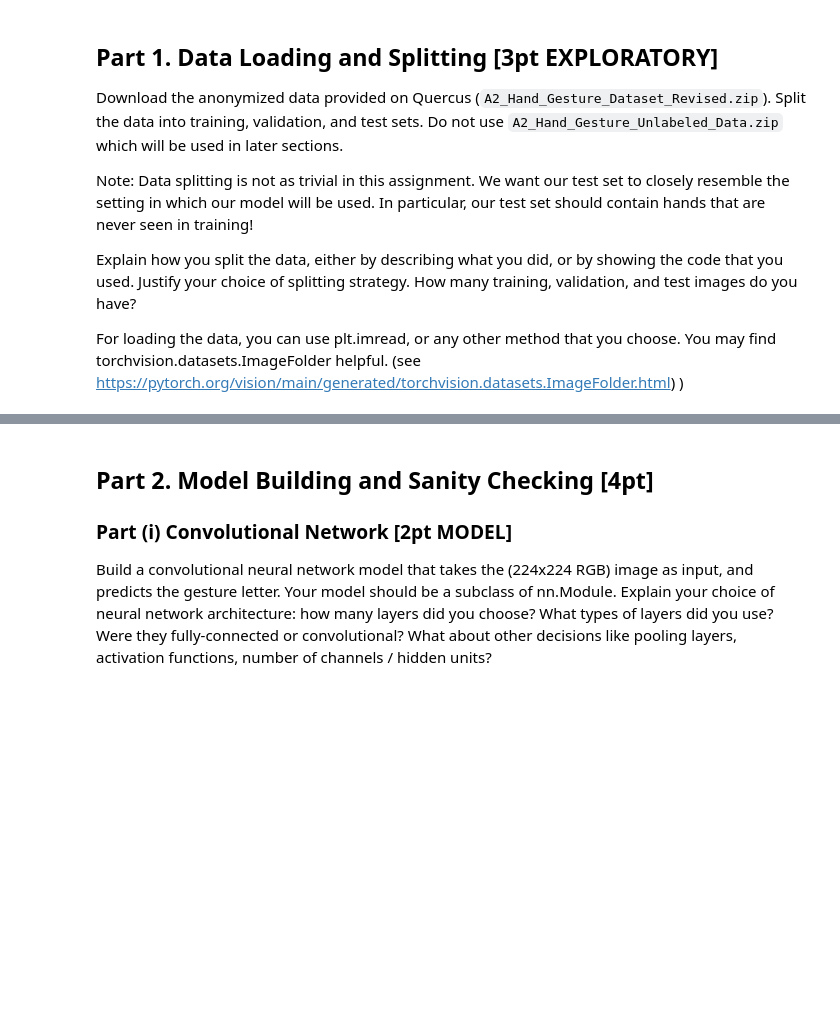
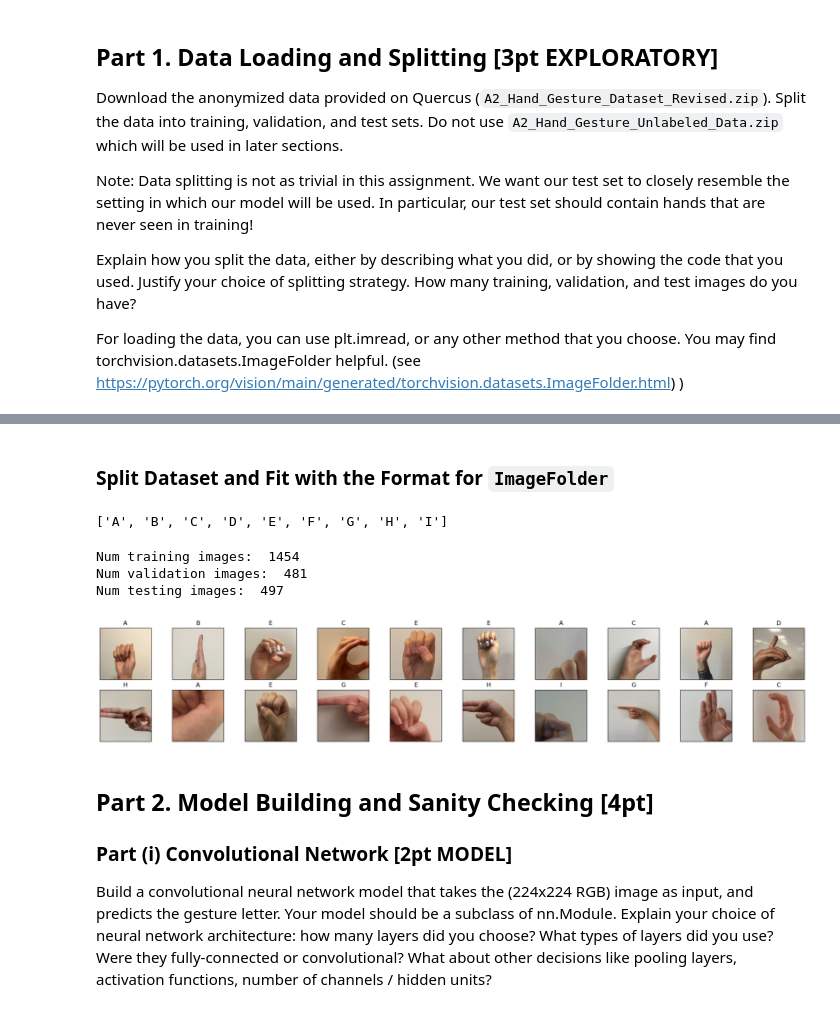
Before and after one commit to iolj-uoft/MIE1517-Intro-to-Deep-Learning, a Jupyter notebook: 2_Assignments/A2 - CNN/A2.ipynb, the cells around one changed output, grey strips where cells are left out. Saved outputs shown, nothing was run; the diff lists cells and outputs as text; code cells hidden in the pictures; blank space fills up the shorter version.

Commit message:
complete data splitting

```diff
--- a/2_Assignments/A2 - CNN/A2.ipynb
+++ b/2_Assignments/A2 - CNN/A2.ipynb
@@ -165,0 +172,2 @@ PROVIDE YOUR ANSWER BELOW
+# %% [markdown]
+### Split Dataset and Fit with the Format for `ImageFolder`
@@ -165,0 +219,58 @@ PROVIDE YOUR ANSWER BELOW
+# %%
+# define training and test data directories
+data_dir = 'Processed_Lab_3b_Gesture_Dataset Revised'
+train_dir = os.path.join(data_dir, 'train/')
+val_dir = os.path.join(data_dir, 'valid/')
+test_dir = os.path.join(data_dir, 'test/')
+
+# classes are folders in each directory with these names
+classes = ['A', 'B', 'C', 'D', 'E', 'F', 'G', 'H', 'I']
+print(classes)
+# %% [output]
+['A', 'B', 'C', 'D', 'E', 'F', 'G', 'H', 'I']
+# %%
+
+# load and transform data using ImageFolder
+
+# resize all images to 224 x 224
+data_transform = transforms.Compose([transforms.RandomResizedCrop(224),
+                                      transforms.ToTensor()])
+
+train_data = datasets.ImageFolder(train_dir, transform=data_transform)
+val_data = datasets.ImageFolder(val_dir, transform=data_transform)
+test_data = datasets.ImageFolder(test_dir, transform=data_transform)
+
+# print out some data stats
+print('Num training images: ', len(train_data))
+print('Num validation images: ', len(val_data))
+print('Num testing images: ', len(test_data))
+# %% [output]
+Num training images:  1454
+Num validation images:  481
+Num testing images:  497
+# %%
+# define dataloader parameters
+batch_size  = 20
+num_workers = 4
+
+# prepare data loaders
+train_loader = torch.utils.data.DataLoader(train_data, batch_size=batch_size,
+                                           num_workers=num_workers, shuffle=True)
+val_loader = torch.utils.data.DataLoader(val_data, batch_size=batch_size,
+                                          num_workers=num_workers, shuffle=True)
+# %%
+# Visualize some sample data
+
+# obtain one batch of training images
+dataiter = iter(train_loader)
+images, labels = next(dataiter)
+images = images.numpy() # convert images to numpy for display
+
+# plot the images in the batch, along with the corresponding labels
+fig = plt.figure(figsize=(25, 4))
+for idx in np.arange(20):
+    ax = fig.add_subplot(2, 20//2, idx+1, xticks=[], yticks=[])
+    plt.imshow(np.transpose(images[idx], (1, 2, 0)))
+    ax.set_title(classes[labels[idx]])
+# %% [output]
+[figure, added]
```
Also changed, not shown: parts of 7 cells of this notebook, 1 other file.
